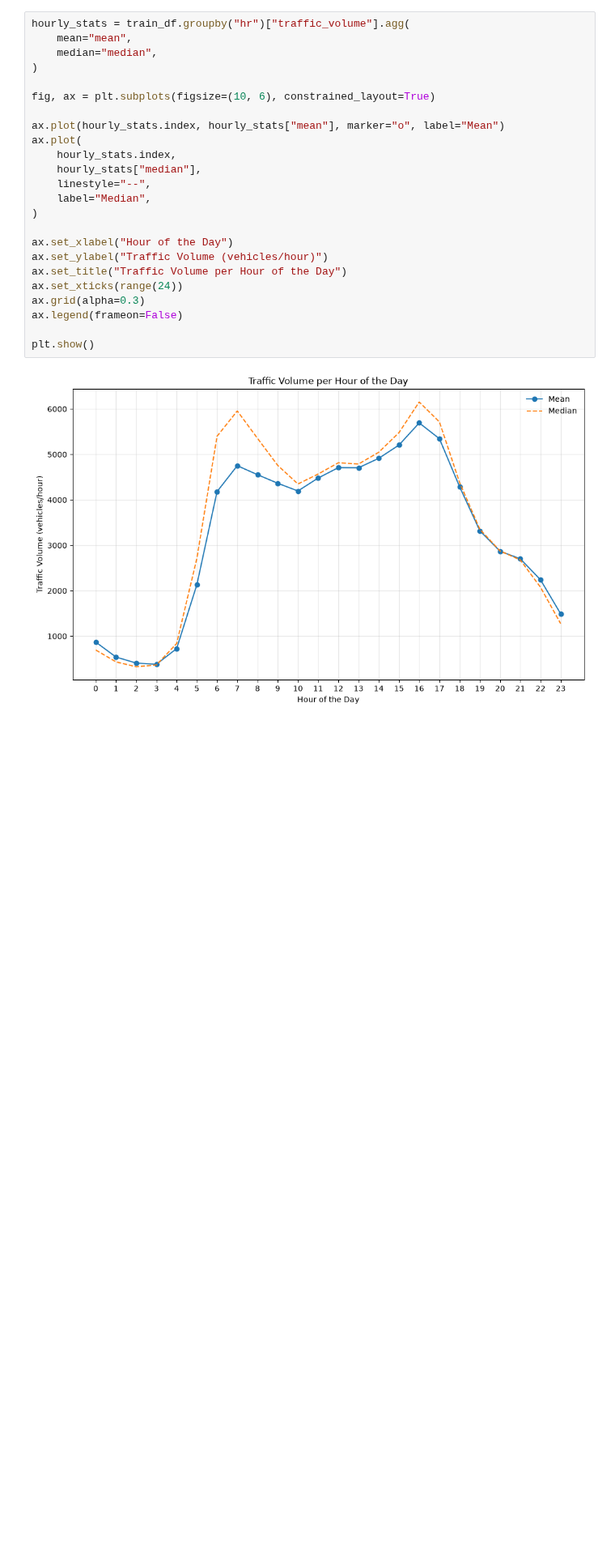
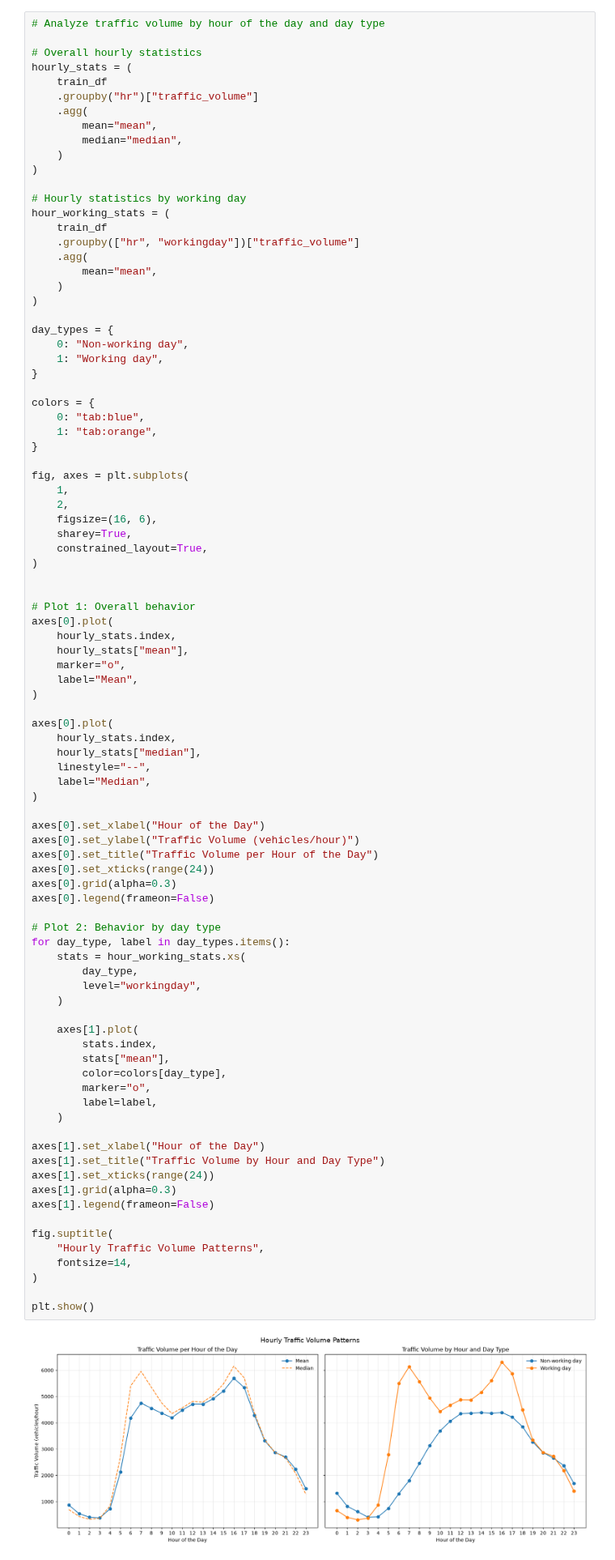
Before and after one commit to MarianaDourado/MO444-ML, a Jupyter notebook: Tarefa1/mc886_2s2026-assignment_1.ipynb, the cells around one changed output. Shown at 81% size. Saved outputs shown, nothing was run; the diff lists cells and outputs as text; blank space fills up the shorter version.

```diff
--- a/Tarefa1/mc886_2s2026-assignment_1.ipynb
+++ b/Tarefa1/mc886_2s2026-assignment_1.ipynb
@@ -285,29 +301,95 @@ as many graphs as you need to gather information from your problem.
 After plotting, write about your findings, formulate hypothesis about unseen
 patterns and ponder about the data preprocessing step.
 # %%
-hourly_stats = train_df.groupby("hr")["traffic_volume"].agg(
-    mean="mean",
-    median="median",
+# Analyze traffic volume by hour of the day and day type
+
+# Overall hourly statistics
+hourly_stats = (
+    train_df
+    .groupby("hr")["traffic_volume"]
+    .agg(
+        mean="mean",
+        median="median",
+    )
 )
 
-fig, ax = plt.subplots(figsize=(10, 6), constrained_layout=True)
+# Hourly statistics by working day
+hour_working_stats = (
+    train_df
+    .groupby(["hr", "workingday"])["traffic_volume"]
+    .agg(
+        mean="mean",
+    )
+)
 
-ax.plot(hourly_stats.index, hourly_stats["mean"], marker="o", label="Mean")
-ax.plot(
+day_types = {
+    0: "Non-working day",
+    1: "Working day",
+}
+
+colors = {
+    0: "tab:blue",
+    1: "tab:orange",
+}
+
+fig, axes = plt.subplots(
+    1,
+    2,
+    figsize=(16, 6),
+    sharey=True,
+    constrained_layout=True,
+)
+
+
+# Plot 1: Overall behavior
+axes[0].plot(
+    hourly_stats.index,
+    hourly_stats["mean"],
+    marker="o",
+    label="Mean",
+)
+
+axes[0].plot(
     hourly_stats.index,
     hourly_stats["median"],
     linestyle="--",
     label="Median",
 )
 
-ax.set_xlabel("Hour of the Day")
-ax.set_ylabel("Traffic Volume (vehicles/hour)")
-ax.set_title("Traffic Volume per Hour of the Day")
-ax.set_xticks(range(24))
-ax.grid(alpha=0.3)
-ax.legend(frameon=False)
+axes[0].set_xlabel("Hour of the Day")
+axes[0].set_ylabel("Traffic Volume (vehicles/hour)")
+axes[0].set_title("Traffic Volume per Hour of the Day")
+axes[0].set_xticks(range(24))
+axes[0].grid(alpha=0.3)
+axes[0].legend(frameon=False)
+
+# Plot 2: Behavior by day type
+for day_type, label in day_types.items():
+    stats = hour_working_stats.xs(
+        day_type,
+        level="workingday",
+    )
+
+    axes[1].plot(
+        stats.index,
+        stats["mean"],
+        color=colors[day_type],
+        marker="o",
+        label=label,
+    )
+
+axes[1].set_xlabel("Hour of the Day")
+axes[1].set_title("Traffic Volume by Hour and Day Type")
+axes[1].set_xticks(range(24))
+axes[1].grid(alpha=0.3)
+axes[1].legend(frameon=False)
+
+fig.suptitle(
+    "Hourly Traffic Volume Patterns",
+    fontsize=14,
+)
 
 plt.show()
 # %% [output]
-[figure, old version]
+[figure, new version]
 # %%
```
Also changed, not shown: parts of 14 cells of this notebook, 1 other file.
